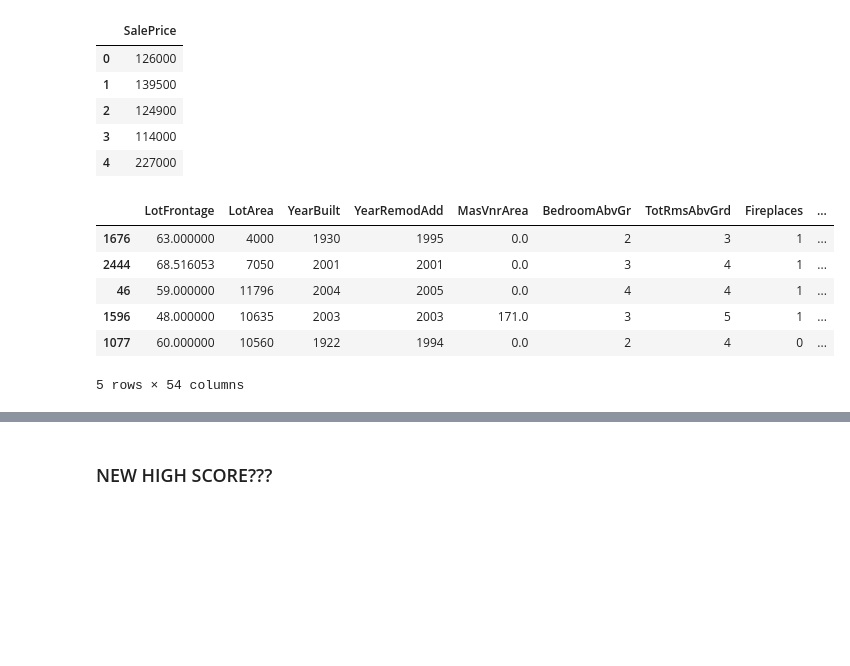
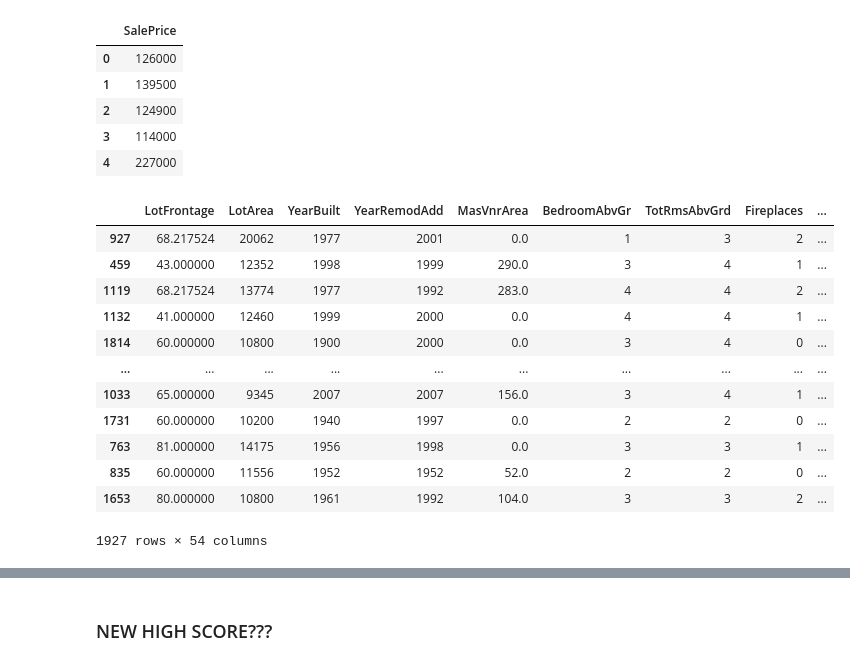
Before and after one commit to djhang99/housing_prices, a Jupyter notebook: Jung_Hwan_Lim/GradientBoosting.ipynb, the cells around one changed output, grey strips where cells are left out. Drawn from its saved outputs; the diff is of its cells as text; code cells hidden in the pictures; blank space fills up the shorter version.

```diff
--- a/Jung_Hwan_Lim/GradientBoosting.ipynb
+++ b/Jung_Hwan_Lim/GradientBoosting.ipynb
@@ -8,6 +8,4 @@ from data_preprocessing_final import cleaning
 from sklearn.preprocessing import MinMaxScaler, OrdinalEncoder
 # %%
 housing = pd.read_csv('Ames_HousePrice.csv', index_col = 0)
+housing = housing[housing['SaleCondition'] == 'Normal']
-# %%
-housing = cleaning(housing)
-housing = housing[~housing.PID.isin([904300150, 535383070, 905426030, 528142130])]
@@ -66,11 +72,17 @@ X_train, X_test, y_train, y_test = train_test_split(X, y, test_size = 0.2)
 # %%
-X_train.head()
+X_train
 # %% [output]
 |  | LotFrontage | LotArea | YearBuilt | YearRemodAdd | MasVnrArea | BedroomAbvGr | TotRmsAbvGrd | Fireplaces | ... |
-| 1676 | 63.000000 | 4000 | 1930 | 1995 | 0.0 | 2 | 3 | 1 | ... |
-| 2444 | 68.516053 | 7050 | 2001 | 2001 | 0.0 | 3 | 4 | 1 | ... |
-| 46 | 59.000000 | 11796 | 2004 | 2005 | 0.0 | 4 | 4 | 1 | ... |
-| 1596 | 48.000000 | 10635 | 2003 | 2003 | 171.0 | 3 | 5 | 1 | ... |
-| 1077 | 60.000000 | 10560 | 1922 | 1994 | 0.0 | 2 | 4 | 0 | ... |
+| 927 | 68.217524 | 20062 | 1977 | 2001 | 0.0 | 1 | 3 | 2 | ... |
+| 459 | 43.000000 | 12352 | 1998 | 1999 | 290.0 | 3 | 4 | 1 | ... |
+| 1119 | 68.217524 | 13774 | 1977 | 1992 | 283.0 | 4 | 4 | 2 | ... |
+| 1132 | 41.000000 | 12460 | 1999 | 2000 | 0.0 | 4 | 4 | 1 | ... |
+| 1814 | 60.000000 | 10800 | 1900 | 2000 | 0.0 | 3 | 4 | 0 | ... |
+| ... | ... | ... | ... | ... | ... | ... | ... | ... | ... |
+| 1033 | 65.000000 | 9345 | 2007 | 2007 | 156.0 | 3 | 4 | 1 | ... |
+| 1731 | 60.000000 | 10200 | 1940 | 1997 | 0.0 | 2 | 2 | 0 | ... |
+| 763 | 81.000000 | 14175 | 1956 | 1998 | 0.0 | 3 | 3 | 1 | ... |
+| 835 | 60.000000 | 11556 | 1952 | 1952 | 52.0 | 2 | 2 | 0 | ... |
+| 1653 | 80.000000 | 10800 | 1961 | 1992 | 104.0 | 3 | 3 | 2 | ... |
-5 rows × 54 columns
+1927 rows × 54 columns
 # %%
```
Also changed, not shown: parts of 18 cells of this notebook, 2 other files.
